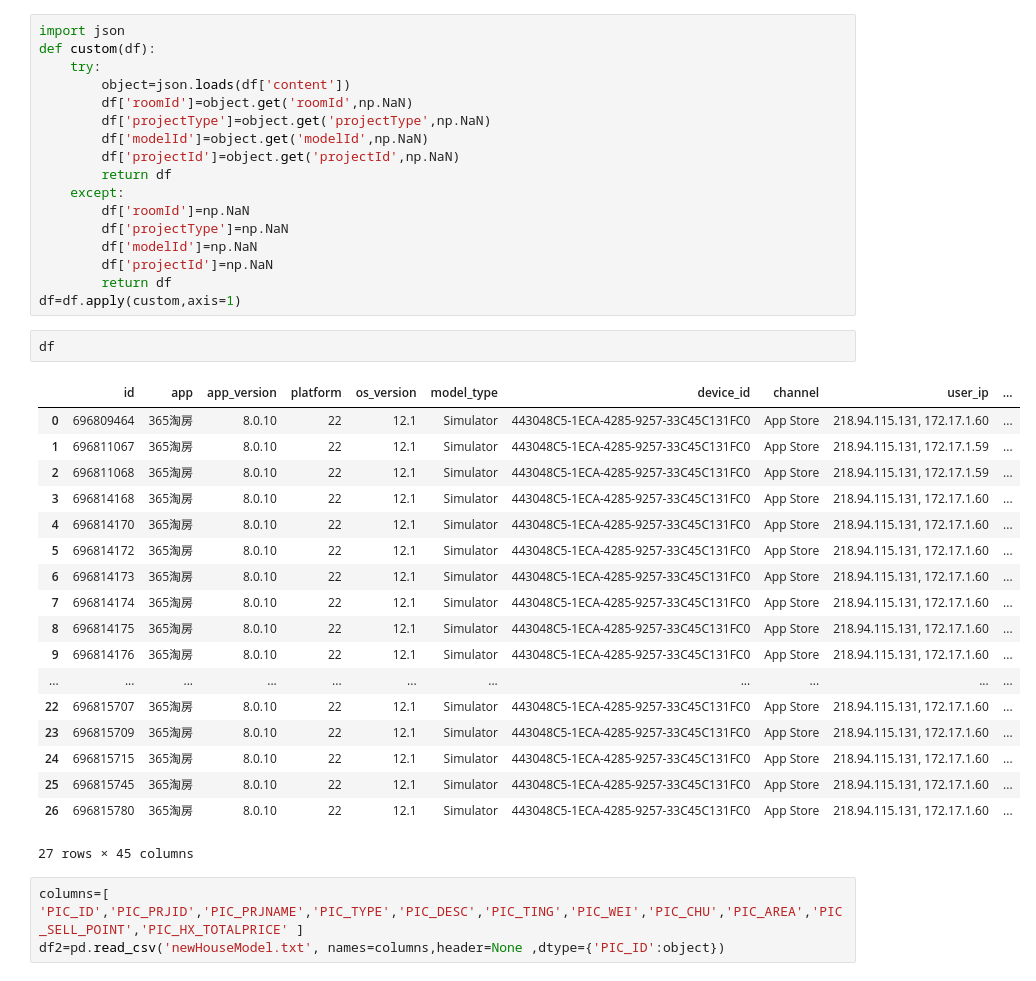
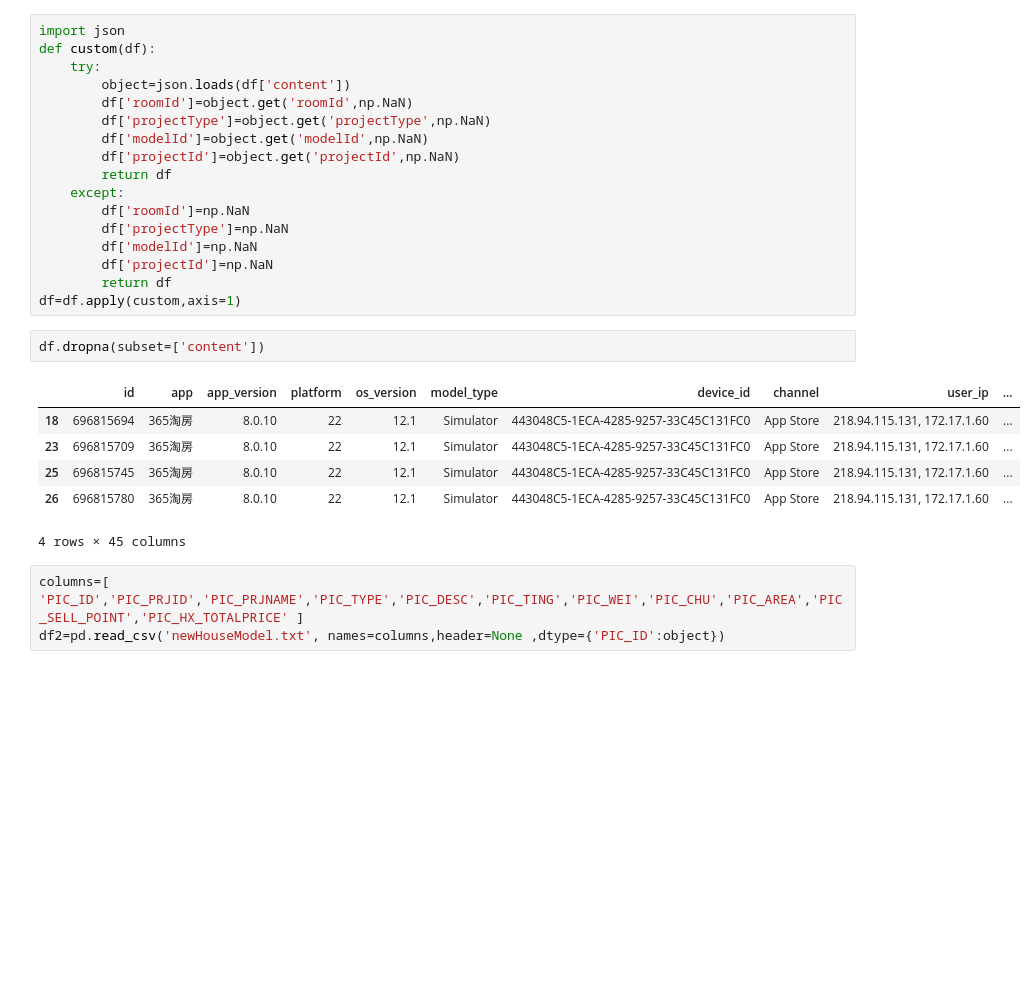
Before and after one commit to flybetter/handson_demo, a Jupyter notebook: data_analysis/data_365company_new_data.ipynb, the cells around one changed output. Drawn from its saved outputs; the diff is of its cells as text; blank space fills up the shorter version.

Commit message:
the table about room data

```diff
--- a/data_analysis/data_365company_new_data.ipynb
+++ b/data_analysis/data_365company_new_data.ipynb
@@ -74,27 +74,15 @@ def custom(df):
         df['projectId']=np.NaN
         return df
 df=df.apply(custom,axis=1)
-# %%
-df
-# %% [output]
-|  | id | app | app_version | platform | os_version | model_type | device_id | channel | user_ip | ... |
-| 0 | 696809464 | 365淘房 | 8.0.10 | 22 | 12.1 | Simulator | 443048C5-1ECA-4285-9257-33C45C131FC0 | App Store | 218.94.115.131, 172.17.1.60 | ... |
-| 1 | 696811067 | 365淘房 | 8.0.10 | 22 | 12.1 | Simulator | 443048C5-1ECA-4285-9257-33C45C131FC0 | App Store | 218.94.115.131, 172.17.1.59 | ... |
-| 2 | 696811068 | 365淘房 | 8.0.10 | 22 | 12.1 | Simulator | 443048C5-1ECA-4285-9257-33C45C131FC0 | App Store | 218.94.115.131, 172.17.1.59 | ... |
-| 3 | 696814168 | 365淘房 | 8.0.10 | 22 | 12.1 | Simulator | 443048C5-1ECA-4285-9257-33C45C131FC0 | App Store | 218.94.115.131, 172.17.1.60 | ... |
-| 4 | 696814170 | 365淘房 | 8.0.10 | 22 | 12.1 | Simulator | 443048C5-1ECA-4285-9257-33C45C131FC0 | App Store | 218.94.115.131, 172.17.1.60 | ... |
-| 5 | 696814172 | 365淘房 | 8.0.10 | 22 | 12.1 | Simulator | 443048C5-1ECA-4285-9257-33C45C131FC0 | App Store | 218.94.115.131, 172.17.1.60 | ... |
-| 6 | 696814173 | 365淘房 | 8.0.10 | 22 | 12.1 | Simulator | 443048C5-1ECA-4285-9257-33C45C131FC0 | App Store | 218.94.115.131, 172.17.1.60 | ... |
-| 7 | 696814174 | 365淘房 | 8.0.10 | 22 | 12.1 | Simulator | 443048C5-1ECA-4285-9257-33C45C131FC0 | App Store | 218.94.115.131, 172.17.1.60 | ... |
-| 8 | 696814175 | 365淘房 | 8.0.10 | 22 | 12.1 | Simulator | 443048C5-1ECA-4285-9257-33C45C131FC0 | App Store | 218.94.115.131, 172.17.1.60 | ... |
-| 9 | 696814176 | 365淘房 | 8.0.10 | 22 | 12.1 | Simulator | 443048C5-1ECA-4285-9257-33C45C131FC0 | App Store | 218.94.115.131, 172.17.1.60 | ... |
-| ... | ... | ... | ... | ... | ... | ... | ... | ... | ... | ... |
-| 22 | 696815707 | 365淘房 | 8.0.10 | 22 | 12.1 | Simulator | 443048C5-1ECA-4285-9257-33C45C131FC0 | App Store | 218.94.115.131, 172.17.1.60 | ... |
-| 23 | 696815709 | 365淘房 | 8.0.10 | 22 | 12.1 | Simulator | 443048C5-1ECA-4285-9257-33C45C131FC0 | App Store | 218.94.115.131, 172.17.1.60 | ... |
-| 24 | 696815715 | 365淘房 | 8.0.10 | 22 | 12.1 | Simulator | 443048C5-1ECA-4285-9257-33C45C131FC0 | App Store | 218.94.115.131, 172.17.1.60 | ... |
-| 25 | 696815745 | 365淘房 | 8.0.10 | 22 | 12.1 | Simulator | 443048C5-1ECA-4285-9257-33C45C131FC0 | App Store | 218.94.115.131, 172.17.1.60 | ... |
-| 26 | 696815780 | 365淘房 | 8.0.10 | 22 | 12.1 | Simulator | 443048C5-1ECA-4285-9257-33C45C131FC0 | App Store | 218.94.115.131, 172.17.1.60 | ... |
-27 rows × 45 columns
+# %%
+df.dropna(subset=['content'])
+# %% [output]
+|  | id | app | app_version | platform | os_version | model_type | device_id | channel | user_ip | ... |
+| 18 | 696815694 | 365淘房 | 8.0.10 | 22 | 12.1 | Simulator | 443048C5-1ECA-4285-9257-33C45C131FC0 | App Store | 218.94.115.131, 172.17.1.60 | ... |
+| 23 | 696815709 | 365淘房 | 8.0.10 | 22 | 12.1 | Simulator | 443048C5-1ECA-4285-9257-33C45C131FC0 | App Store | 218.94.115.131, 172.17.1.60 | ... |
+| 25 | 696815745 | 365淘房 | 8.0.10 | 22 | 12.1 | Simulator | 443048C5-1ECA-4285-9257-33C45C131FC0 | App Store | 218.94.115.131, 172.17.1.60 | ... |
+| 26 | 696815780 | 365淘房 | 8.0.10 | 22 | 12.1 | Simulator | 443048C5-1ECA-4285-9257-33C45C131FC0 | App Store | 218.94.115.131, 172.17.1.60 | ... |
+4 rows × 45 columns
 # %%
 columns=[ 'PIC_ID','PIC_PRJID','PIC_PRJNAME','PIC_TYPE','PIC_DESC','PIC_TING','PIC_WEI','PIC_CHU','PIC_AREA','PIC_SELL_POINT','PIC_HX_TOTALPRICE' ]
 df2=pd.read_csv('newHouseModel.txt', names=columns,header=None ,dtype={'PIC_ID':object})
```
Also changed, not shown: parts of 6 cells of this notebook.
